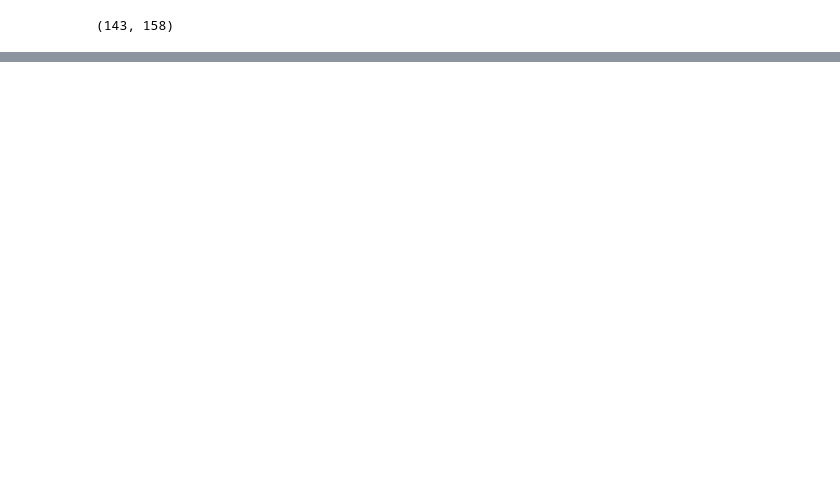
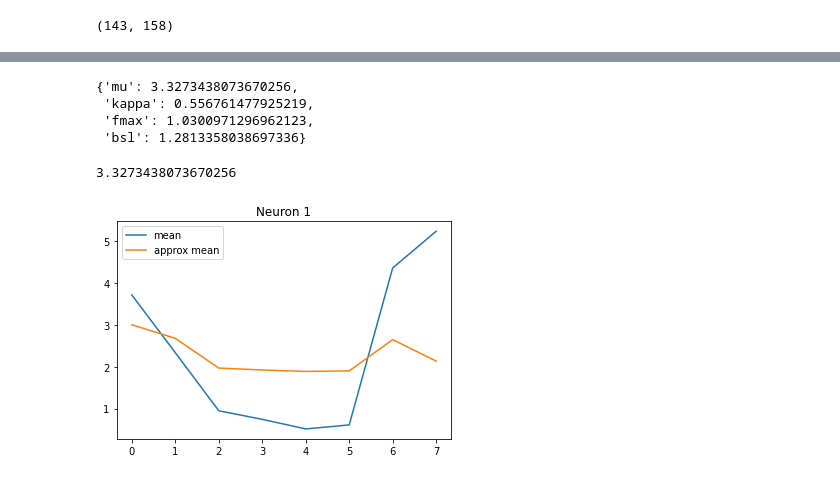
Before and after one commit to CONECT-INT/2022_CENTURI-SummerSchool, a Jupyter notebook: dev/dataset1_jp.ipynb, the cells around one changed output, grey strips where cells are left out. Cells and saved outputs as stored; diff of their text form; code cells hidden in the pictures; blank space fills up the shorter version.

```diff
--- a/dev/dataset1_jp.ipynb
+++ b/dev/dataset1_jp.ipynb
@@ -95,0 +68,24 @@ DATA['R'].shape[0]
+# %%
+def tuning_function(x, mu, kappa, fmax, bsl):
+    # Von Mises, with kappa the concentration, mu the location
+    # fmax the firing rate at pref ori, bsl the min firing rate (not the baseline, which was substracted)
+    tf = bsl + np.exp(kappa*np.cos((x-mu))) * fmax
+    return tf
+
+from lmfit import Model
+from lmfit import Parameters
+
+
+def fit_tc(array, init_kappa):
+    x = np.linspace(0, 2*np.pi, len(array))
+    y = array
+
+    mod = Model(tuning_function)
+    pars = Parameters()
+    pars.add_many(('mu', x[np.argmax(y)], True, 0., 2* np.pi),
+                  ('kappa', init_kappa, True,  .1, 60.),
+                  ('fmax', np.max(array), True, 0.01, np.max(array)),
+                 ('bsl', np.min(array), True, 0.0, np.max(array) + 5))
+    out = mod.fit(y, pars, x=x, nan_policy='omit', max_nfev = 5000)
+
+    return out.best_values
@@ -95,0 +102,24 @@ DATA['R'].shape[0]
+# %%
+params = fit_tc(mean, 1)
+params
+# %% [output]
+{'mu': 3.3273438073670256,
+ 'kappa': 0.556761477925219,
+ 'fmax': 1.0300971296962123,
+ 'bsl': 1.2813358038697336}
+# %%
+params['mu']
+# %% [output]
+3.3273438073670256
+# %%
+params = fit_tc(mean, 1)
+
+approx_mean = tuning_function(mean, params['mu'], params['kappa'], params['fmax'], params['bsl'])
+plt.plot(mean, label='mean')
+plt.plot(approx_mean, label='approx mean')
+plt.legend()
+plt.title('Neuron 1')
+
+plt.show()
+# %% [output]
+[figure, added]
```
Also changed, not shown: parts of 53 cells of this notebook.
